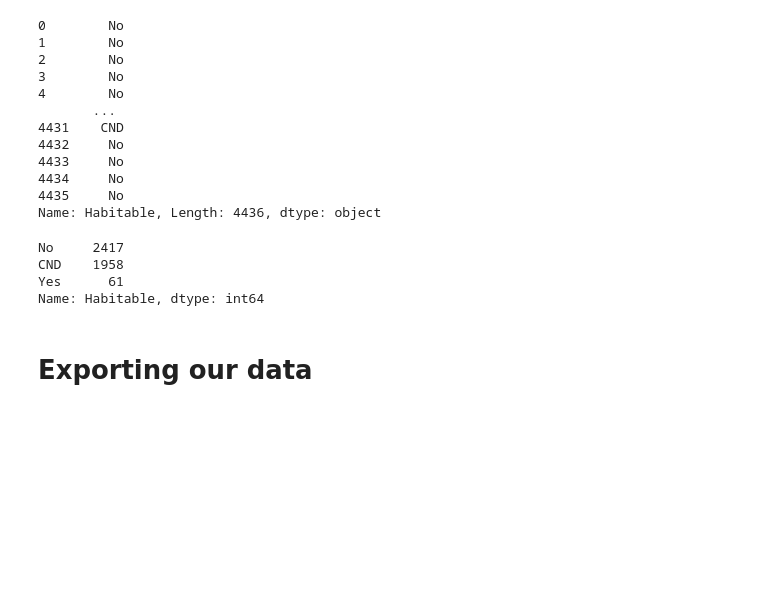
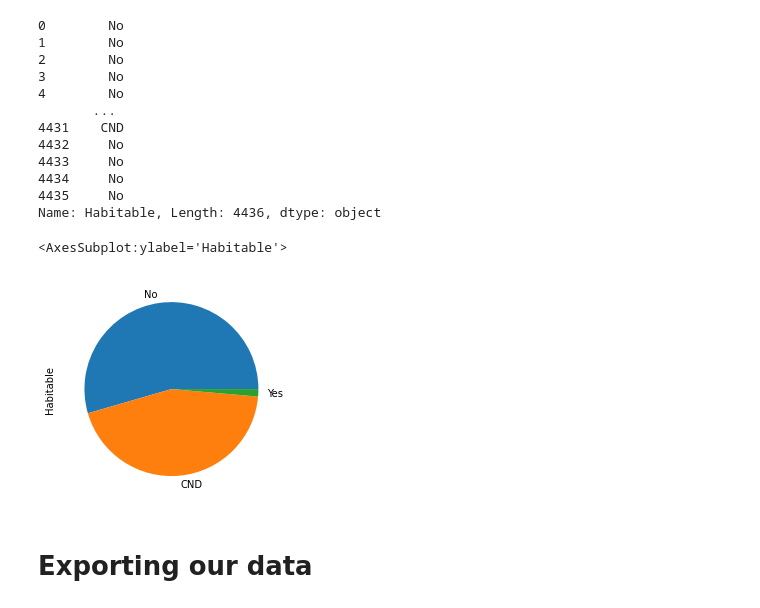
Before and after one commit to vineetrao06/exoplanet-summer-2022, a Jupyter notebook: summer_2022_code/notebooks/Analysis.ipynb, the cells around one changed output. Saved outputs shown, nothing was run; the diff lists cells and outputs as text; code cells hidden in the pictures; blank space fills up the shorter version.

```diff
--- a/summer_2022_code/notebooks/Analysis.ipynb
+++ b/summer_2022_code/notebooks/Analysis.ipynb
@@ -262,14 +298,12 @@ planets_to_be_determined
 4434     No
 4435     No
 Name: Habitable, Length: 4436, dtype: object
-# %%
-habitable_count = planets_to_be_determined.value_counts()
-wimbledon_wins_count.plot(kind='pie')
-# %% [output]
-No     2417
-CND    1958
-Yes      61
-Name: Habitable, dtype: int64
+# %%
+habitable_count = planets_to_be_determined.value_counts()
+habitable_count.plot(kind='pie')
+# %% [output]
+<AxesSubplot:ylabel='Habitable'>
+[figure, added]
 # %% [markdown]
 # Exporting our data
 # %%
```
Also changed, not shown: parts of 7 cells of this notebook.
